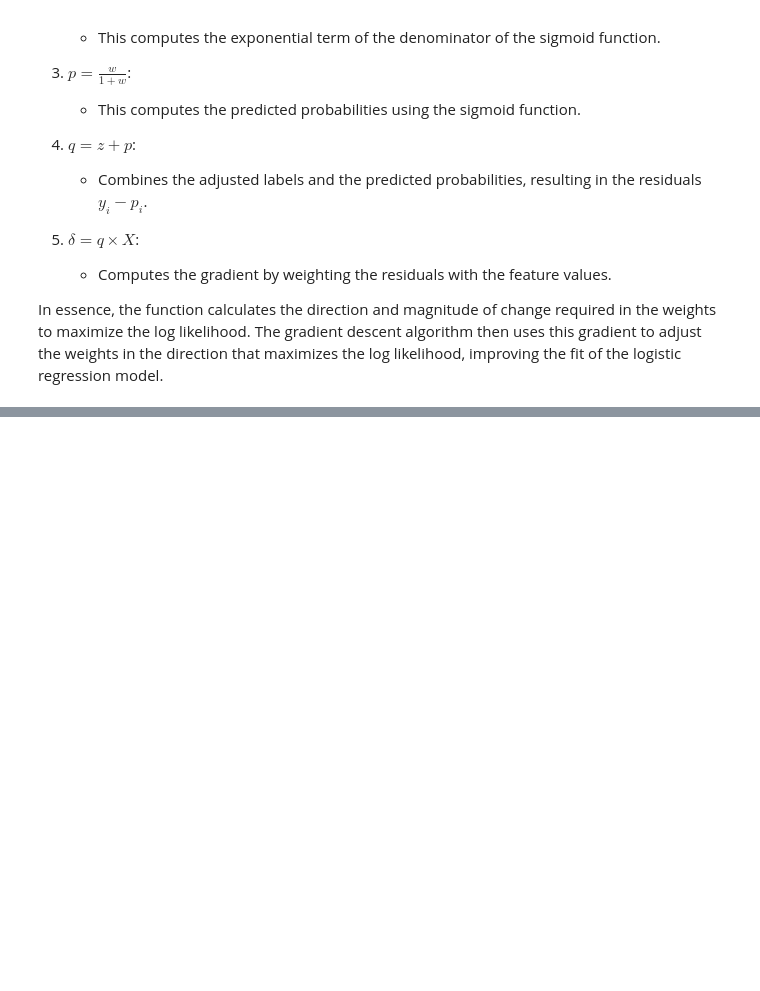
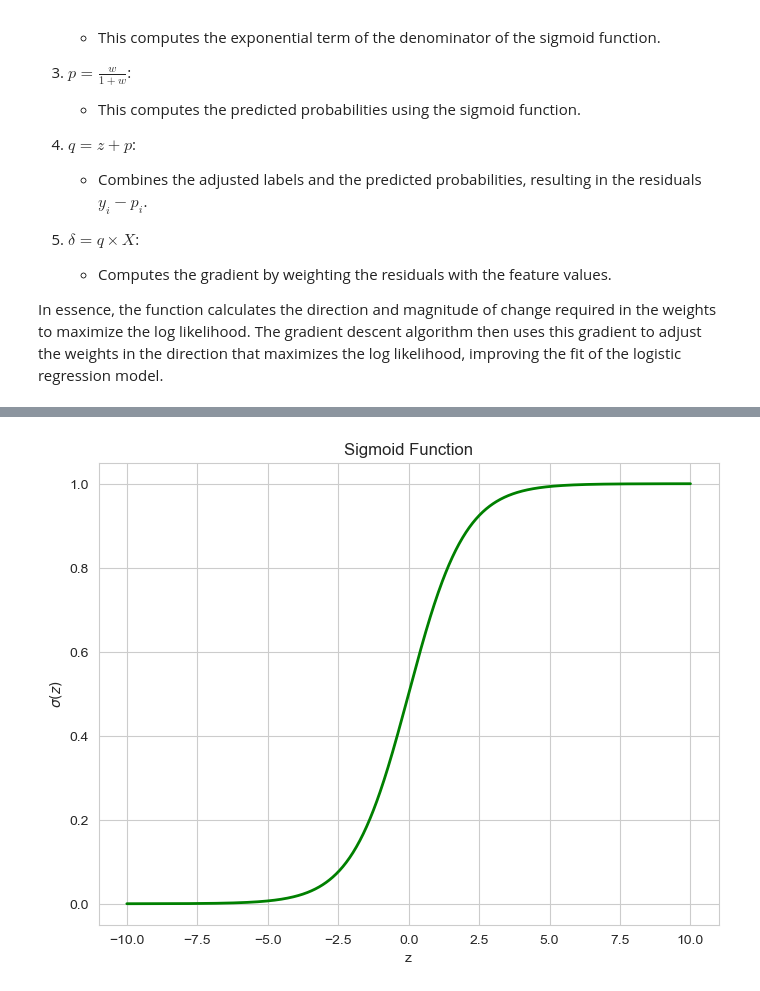
Before and after one commit to Jaquesd/Image_Recognition, a Jupyter notebook: Image Recognition - Logistic Regression.ipynb, the cells around one changed output, grey strips where cells are left out. Cells and saved outputs as stored; diff of their text form; code cells hidden in the pictures; blank space fills up the shorter version.

Commit message:
adjusted relevant comments in the LR class. Added Sigmoid theory explanation as an additional content for future reference.

```diff
--- a/Image Recognition - Logistic Regression.ipynb
+++ b/Image Recognition - Logistic Regression.ipynb
@@ -544,0 +574,19 @@ In essence, the function calculates the direction and magnitude of change requir
+# %%
+# Sigmoid function
+def sigmoid(z):
+    return 1 / (1 + np.exp(-z))
+
+# Generate values
+z = np.linspace(-10, 10, 1000)
+y = sigmoid(z)
+
+# Plotting
+plt.figure(figsize=(8, 6))
+plt.plot(z, y, 'g-', linewidth=2)
+plt.title("Sigmoid Function")
+plt.xlabel("z")
+plt.ylabel("$\sigma(z)$")
+plt.grid(True)
+plt.show()
+# %% [output]
+[figure, added]
```
Also changed, not shown: parts of 7 cells of this notebook.
